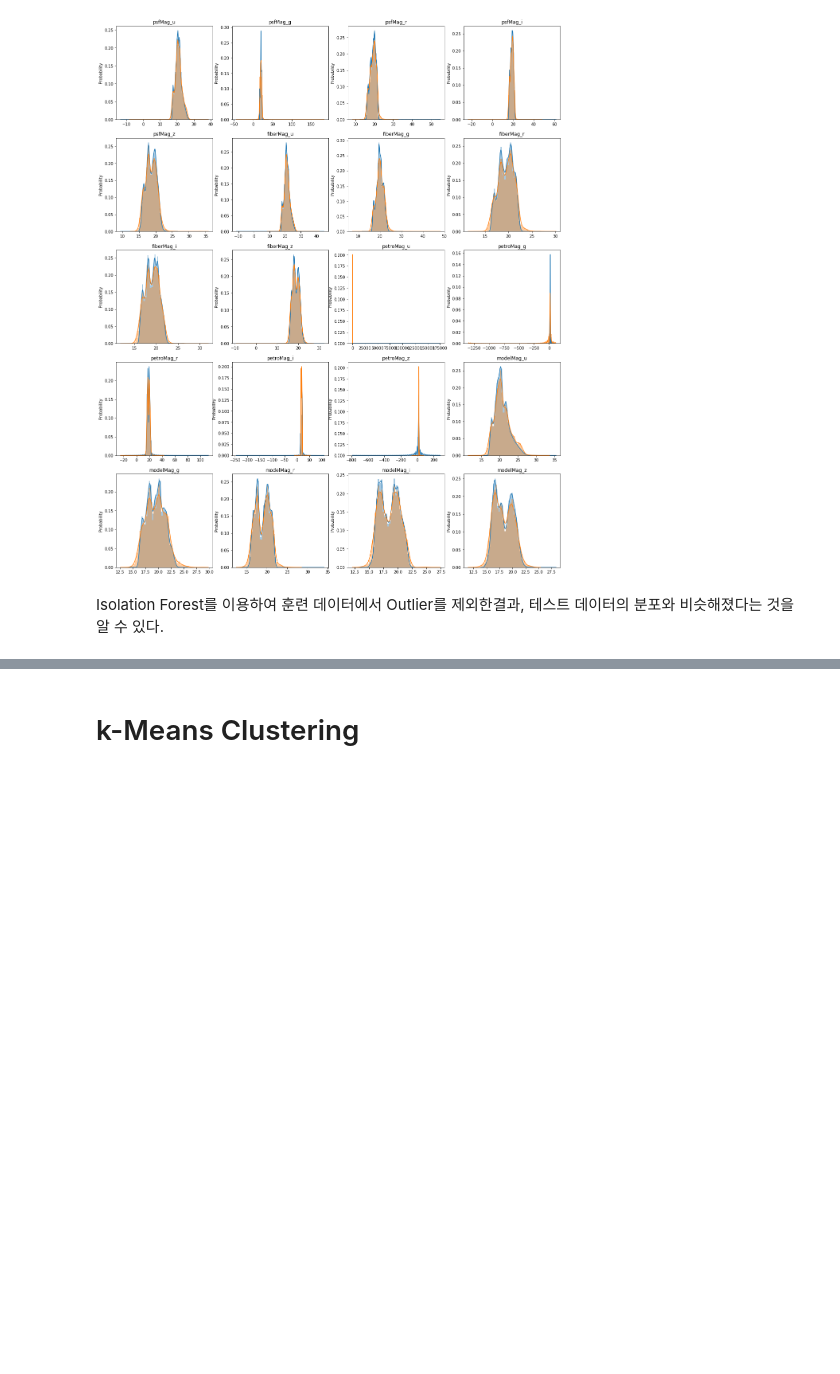
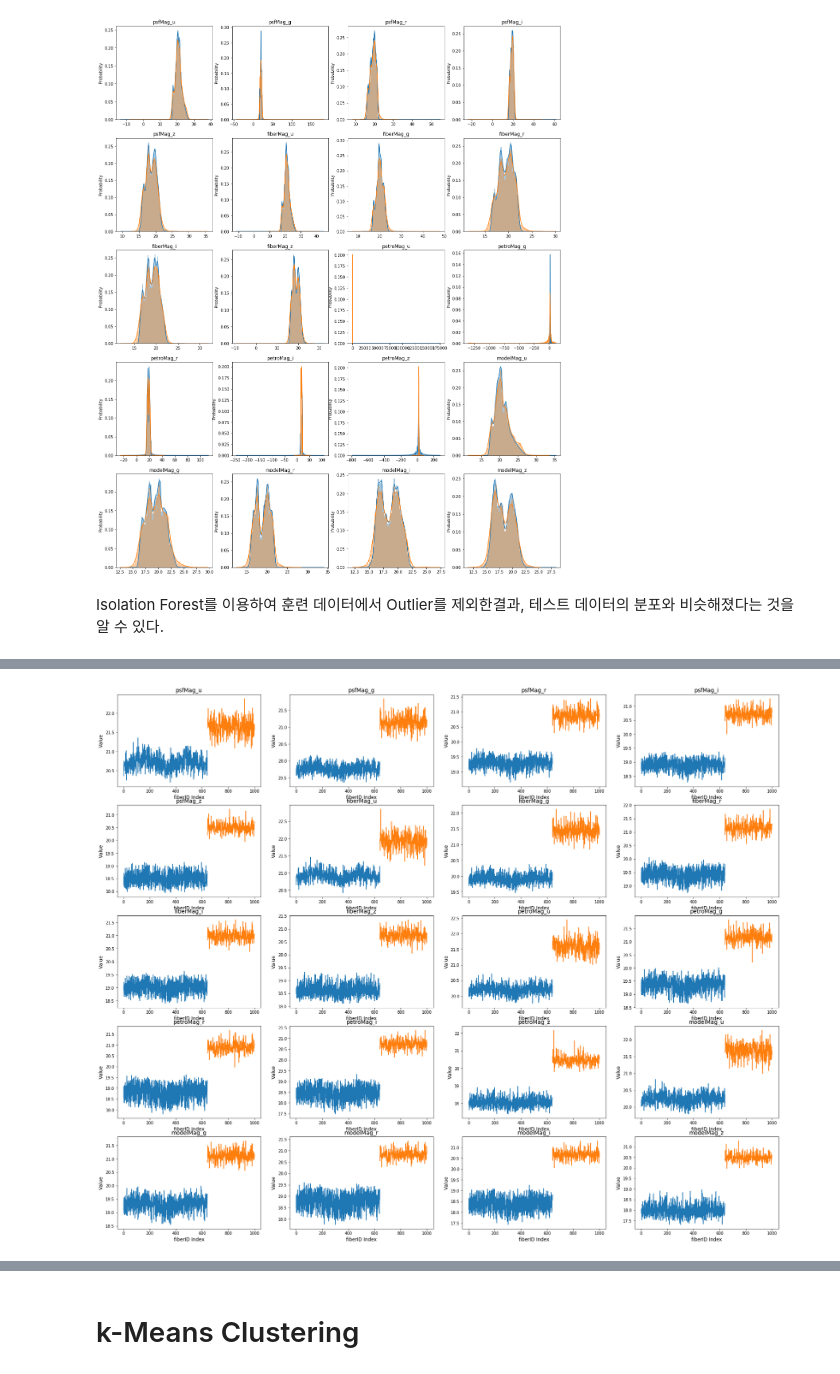
Before and after one commit to SSANGMAN/Celestial-Type-Classification, a Jupyter notebook: ipynb/Outlier Detection.ipynb, the cells around one changed output, grey strips where cells are left out. Cells and saved outputs as stored; diff of their text form; code cells hidden in the pictures; blank space fills up the shorter version.

```diff
--- a/ipynb/Outlier Detection.ipynb
+++ b/ipynb/Outlier Detection.ipynb
@@ -86,0 +134,4 @@ train_no_outlier
+# %%
+VisFeature(fiberID_median, method = 'line', sep = True)
+# %% [output]
+[figure, added]
```
Also changed, not shown: parts of 9 cells of this notebook.
